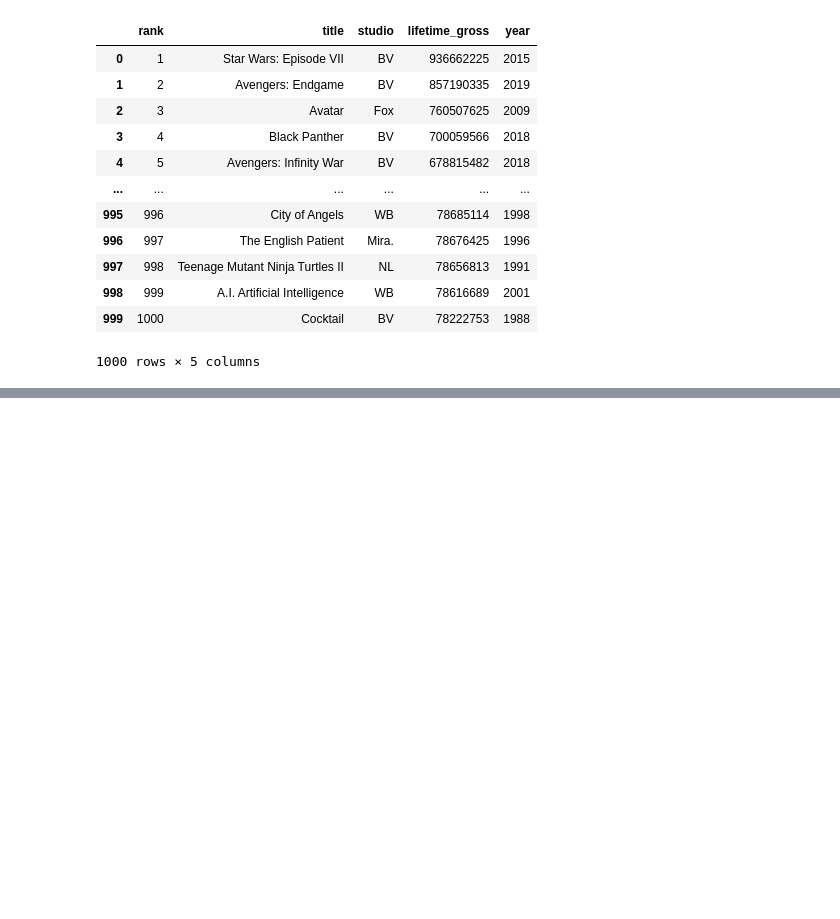
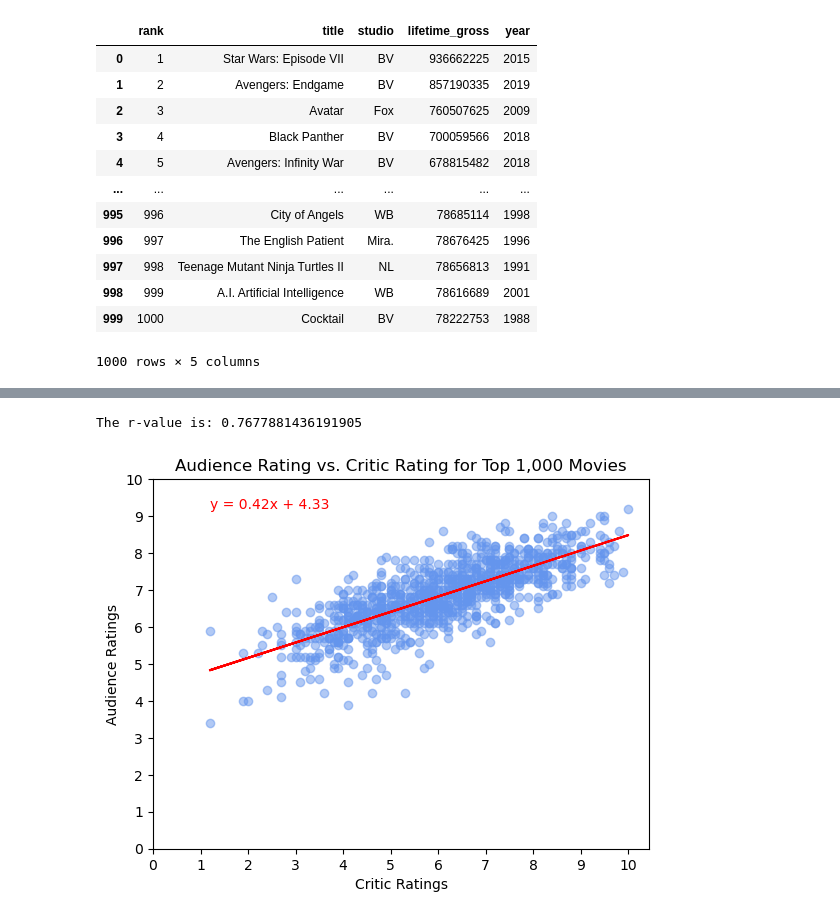
Before and after one commit to jnh17331/project1, a Jupyter notebook: main.ipynb, the cells around one changed output, grey strips where cells are left out. Saved outputs shown, nothing was run; the diff lists cells and outputs as text; code cells hidden in the pictures; blank space fills up the shorter version.

```diff
--- a/main.ipynb
+++ b/main.ipynb
@@ -161,11 +160,12 @@ total_movie_df = pd.DataFrame({
     'Release Date' : req_release_date,
     'Country' : req_country,
     'Genre': req_genre,
-    'IMDb Rating' : req_imdb_rating,
+    'IMDb Rating' :  [float(rating) if rating != 'N/A' else np.nan for rating in req_imdb_rating],
     'IMDb Vote Count' : req_imdb_votecount,
-    'Critic Rating' : req_critic_rating,
+    'Critic Rating' : [float(rating) / 10 if rating != 'N/A' else np.nan for rating in req_critic_rating],
     'Director(s)' : req_directors,
 })
 
+#total_movie_df.to_excel('Resources/totalmoviedf.xlsx')
 
 total_movie_df
@@ -185,0 +251,30 @@ total_movie_df
+# %%
+# Drops any NA values in the ratings colums so we can plot it better
+total_movie_df = total_movie_df.dropna(subset=['Critic Rating', 'IMDb Rating'])
+
+# Scatter plot for each movie
+plt.scatter(x=total_movie_df['Critic Rating'], y=total_movie_df['IMDb Rating'], c='cornflowerblue', alpha=.5)
+
+# Creates a title and axes titles for the graph
+plt.title('Audience Rating vs. Critic Rating for Top 1,000 Movies')
+plt.xlabel('Critic Ratings')
+plt.ylabel('Audience Ratings')
+
+# Creates the regression line and plots it along with the r-value
+(slope, intercept, rvalue, pvalue, stderr) = linregress(total_movie_df['Critic Rating'], total_movie_df['IMDb Rating'])
+regress_line = slope * total_movie_df['Critic Rating'] + intercept
+linregress_equation = "y = " + str(round(slope,2)) + "x + " + str(round(intercept,2))
+
+plt.plot(total_movie_df['Critic Rating'], regress_line, color='r')
+plt.text(total_movie_df['Critic Rating'].min(), total_movie_df['IMDb Rating'].max(), linregress_equation, color='red')
+
+print(f"The r-value is: {rvalue}")
+
+# Sets the limit on the x and y axis
+plt.xticks(range(0,11))
+plt.yticks(range(0,11))
+
+plt.show()
+# %% [output]
+The r-value is: 0.7677881436191905
+[figure, added]
```
Also changed, not shown: parts of 5 cells of this notebook, 2 other files.
